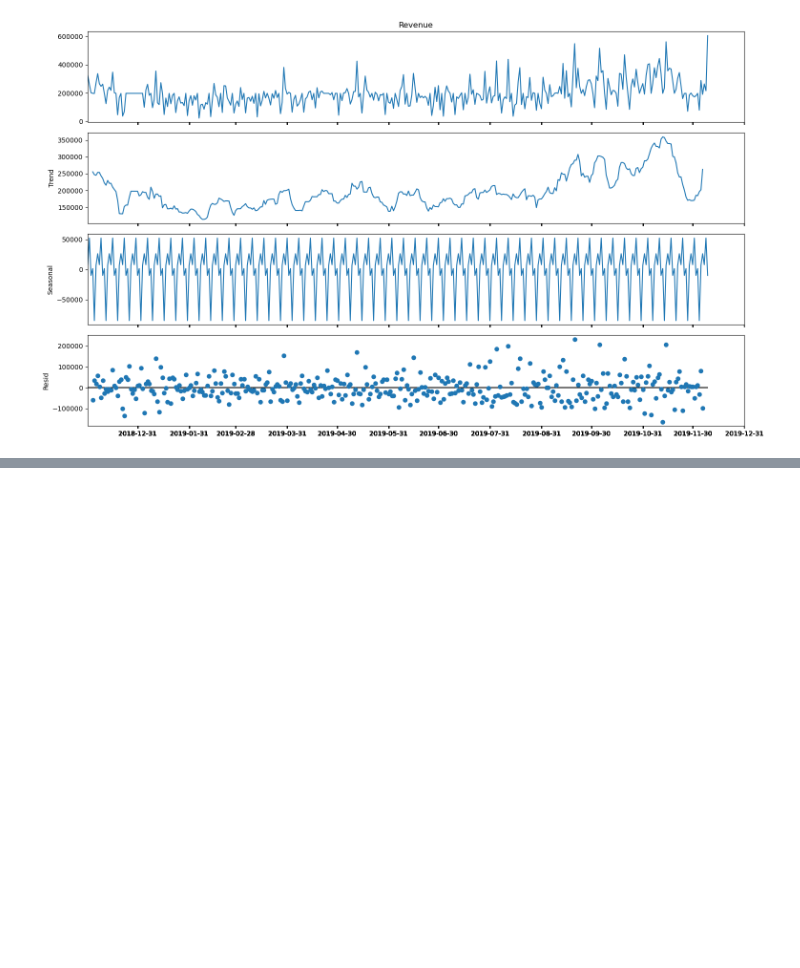
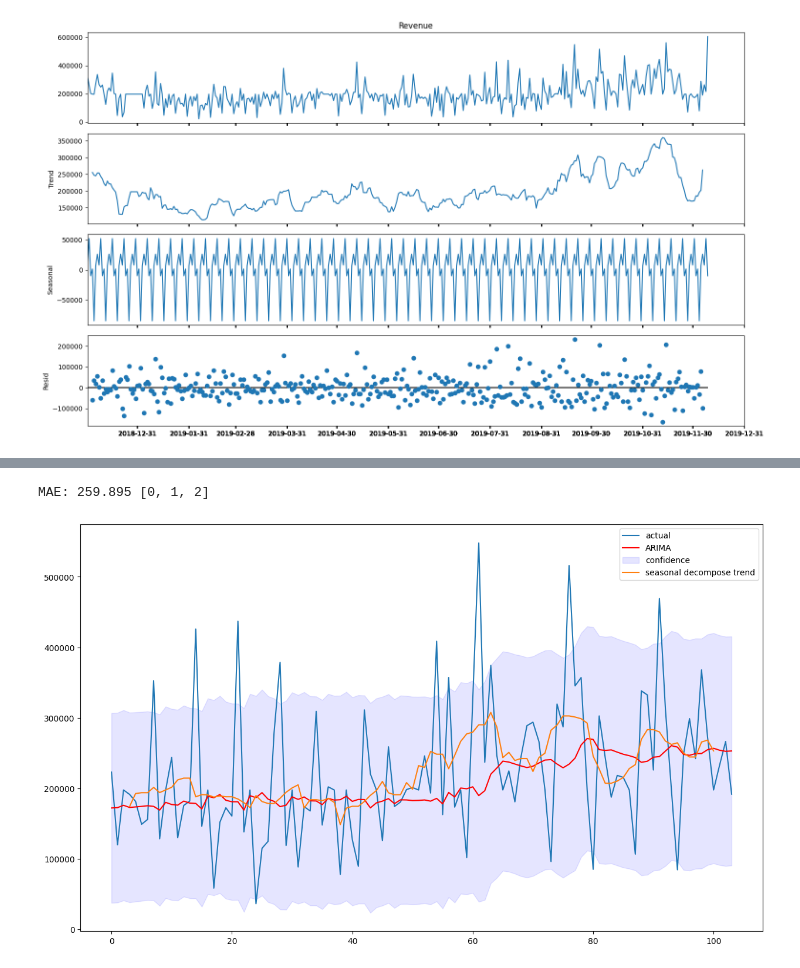
Before and after one commit to VourltazScriptSkid/assignmenttask2, a Jupyter notebook: SIT742AssignmentTask2.ipynb, the cells around one changed output, grey strips where cells are left out. Cells and saved outputs as stored; diff of their text form; code cells hidden in the pictures; blank space fills up the shorter version.

```diff
--- a/SIT742AssignmentTask2.ipynb
+++ b/SIT742AssignmentTask2.ipynb
@@ -727,0 +842,73 @@ plt.show()
+# %%
+# retrieve the best parameter set from the gridsearch
+best_parameter = search_results.head(n=1).to_numpy()[0][1]
+
+# plot ARIMA function
+def plot_ARIMA(train, test, best_parameter):
+
+    # define variables for history, predictions and confidence interval
+    history = [x for x in train]
+    predictions = list()
+    confidence_interval = []
+
+    # perform a walk-forward validation
+    for t in range(len(test)):
+        # define model
+        model = ARIMA(history, order=(best_parameter[0],best_parameter[1],best_parameter[2]))
+
+        #fit model
+        model_fit = model.fit()
+
+        # retrieve forecast
+        output = model_fit.get_forecast()
+
+        # retrieve prediction
+        yhat = output.predicted_mean
+
+        # append predictions
+        predictions.append(yhat)
+
+        # retrieve obs
+        obs = test[t]
+
+        # add obs to hotsiry
+        history.append(obs)
+
+        # retrieve confidence interval and 5%
+        ci = output.conf_int(0.05)
+
+        # add confidence interval to list
+        confidence_interval.append(ci[0])
+
+    # evaluate forecasts
+    mae = sqrt(mean_absolute_error(test, predictions))
+    print(f'MAE: %.3f' % mae,best_parameter)
+
+    # plot forecasts against actual outcomes and also the confidence int at 95%
+
+    #plot actual dataset
+    plt.plot(test)
+    # plot predictions
+    plt.plot(predictions, color='red')
+
+    # plot the confidence interval
+    plt.fill_between(list(range(len(test))),
+                    np.array(confidence_interval)[:,0], np.array(confidence_interval)[:,1],
+                    alpha=0.1, color='b')
+
+# execute plot_ARIMA function
+plot_ARIMA(train, test, params)
+
+# add seasonal decomposition for date_revenue_processed_subset_df using the same time frame as the test dataset
+test_add_result = seasonal_decompose(date_revenue_processed_subset_df[int(len(date_revenue_processed_subset_df) * 0.66):].astype('float32'), model='additive')
+
+# plot the trend from the seasonal decomposition
+plt.plot(pd.Series(test_add_result.trend).reset_index(drop=True))
+
+#  define legends for each of the plot values
+plt.legend(['actual', 'ARIMA', 'confidence', 'seasonal decompose trend'])
+
+plt.show()
+# %% [output]
+MAE: 259.895 [0, 1, 2]
+[figure, added]
```
Also changed, not shown: parts of 12 cells of this notebook.
